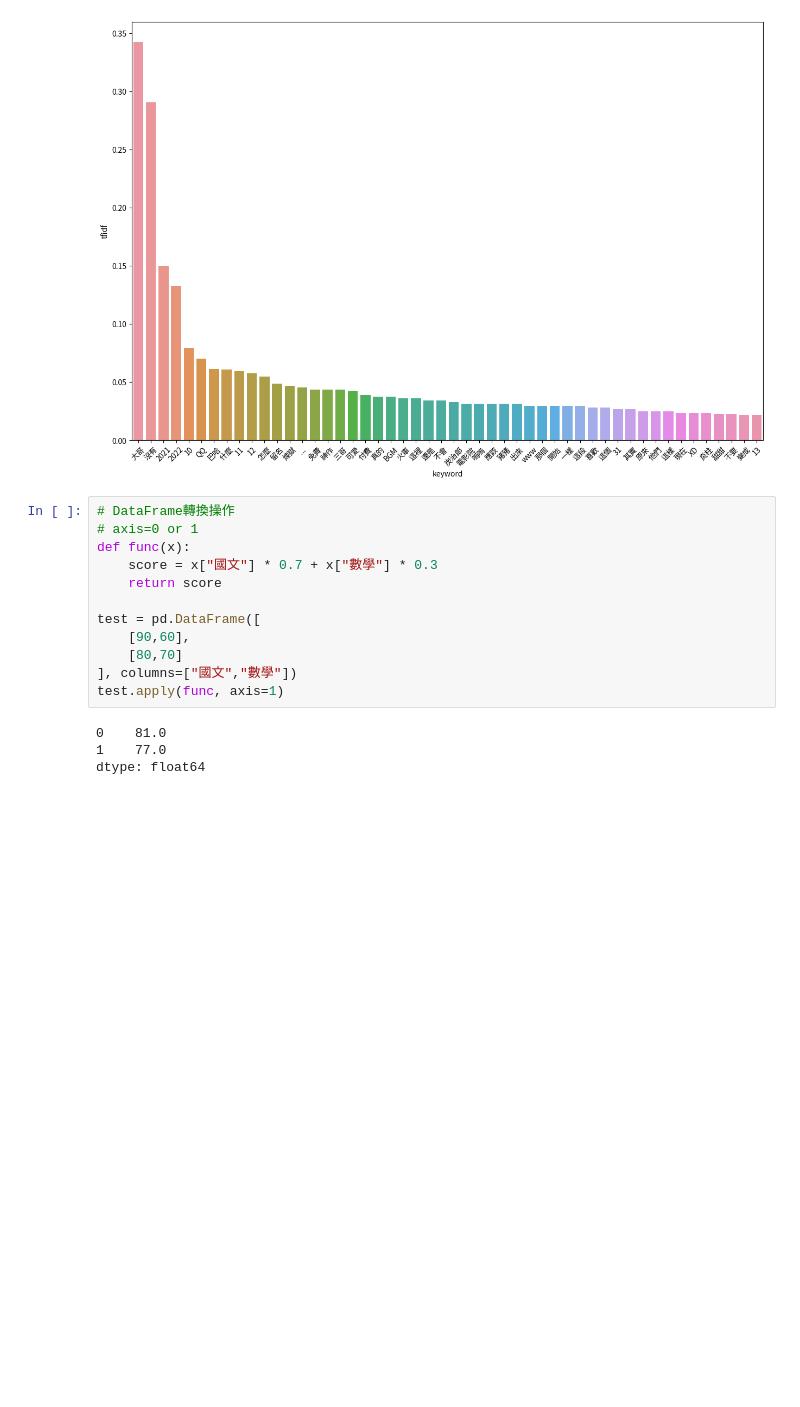
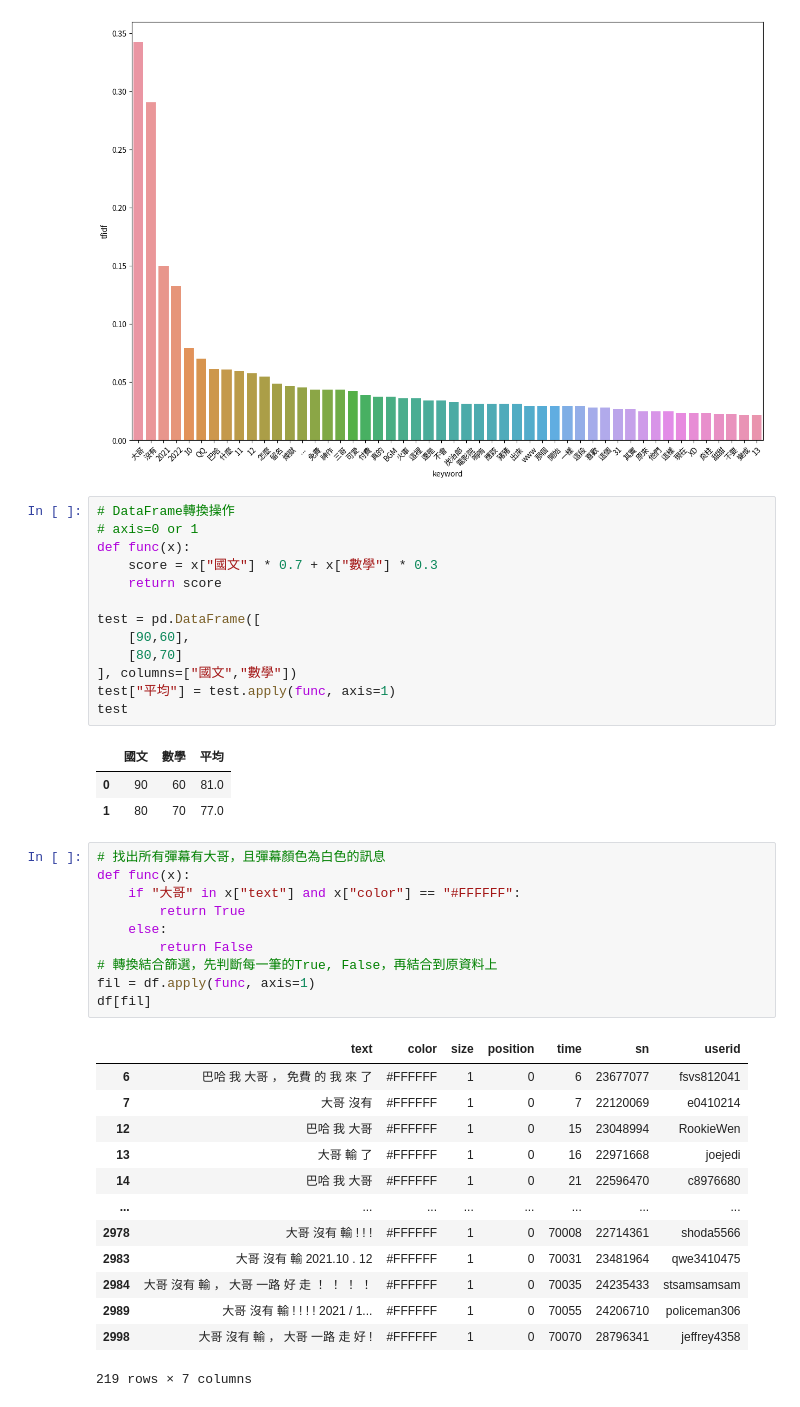
Before and after one commit to chengchun100/start2, a Jupyter notebook: 2_danmu.ipynb, the cells around one changed output. Cells and saved outputs as stored; diff of their text form; blank space fills up the shorter version.

```diff
--- a/2_danmu.ipynb
+++ b/2_danmu.ipynb
@@ -132,8 +132,33 @@ test = pd.DataFrame([
     [90,60],
     [80,70]
 ], columns=["國文","數學"])
-test.apply(func, axis=1)
+test["平均"] = test.apply(func, axis=1)
+test
 # %% [output]
-0    81.0
-1    77.0
-dtype: float64
+|  | 國文 | 數學 | 平均 |
+| 0 | 90 | 60 | 81.0 |
+| 1 | 80 | 70 | 77.0 |
+# %%
+# 找出所有彈幕有大哥，且彈幕顏色為白色的訊息
+def func(x):
+    if "大哥" in x["text"] and x["color"] == "#FFFFFF":
+        return True
+    else:
+        return False
+# 轉換結合篩選，先判斷每一筆的True, False，再結合到原資料上
+fil = df.apply(func, axis=1)
+df[fil]
+# %% [output]
+|  | text | color | size | position | time | sn | userid |
+| 6 | 巴哈 我 大哥 ， 免費 的 我 來 了 | #FFFFFF | 1 | 0 | 6 | 23677077 | fsvs812041 |
+| 7 | 大哥 沒有 | #FFFFFF | 1 | 0 | 7 | 22120069 | e0410214 |
+| 12 | 巴哈 我 大哥 | #FFFFFF | 1 | 0 | 15 | 23048994 | RookieWen |
+| 13 | 大哥 輸 了 | #FFFFFF | 1 | 0 | 16 | 22971668 | joejedi |
+| 14 | 巴哈 我 大哥 | #FFFFFF | 1 | 0 | 21 | 22596470 | c8976680 |
+| ... | ... | ... | ... | ... | ... | ... | ... |
+| 2978 | 大哥 沒有 輸 ! ! ! | #FFFFFF | 1 | 0 | 70008 | 22714361 | shoda5566 |
+| 2983 | 大哥 沒有 輸 2021.10 . 12 | #FFFFFF | 1 | 0 | 70031 | 23481964 | qwe3410475 |
+| 2984 | 大哥 沒有 輸 ， 大哥 一路 好 走 ！ ！ ！ ！ | #FFFFFF | 1 | 0 | 70035 | 24235433 | stsamsamsam |
+| 2989 | 大哥 沒有 輸 ! ! ! ! 2021 / 1... | #FFFFFF | 1 | 0 | 70055 | 24206710 | policeman306 |
+| 2998 | 大哥 沒有 輸 ， 大哥 一路 走 好 ! | #FFFFFF | 1 | 0 | 70070 | 28796341 | jeffrey4358 |
+219 rows × 7 columns
```
